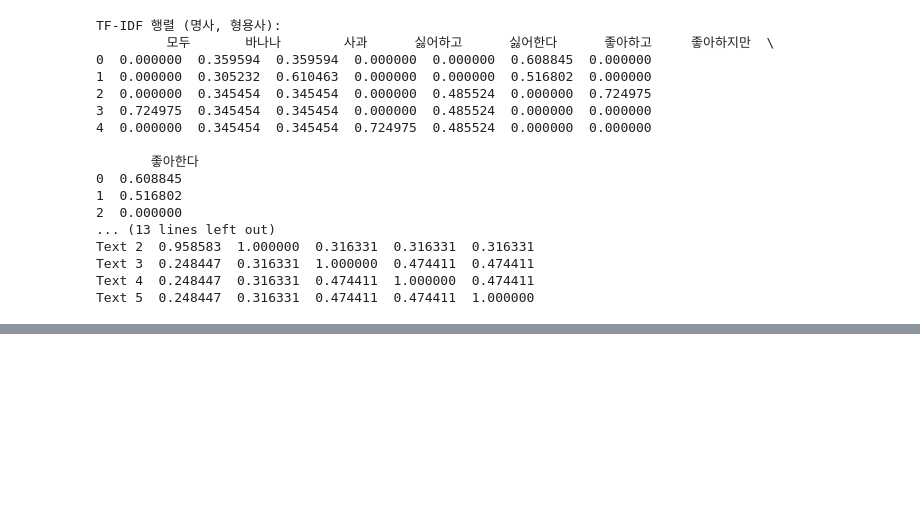
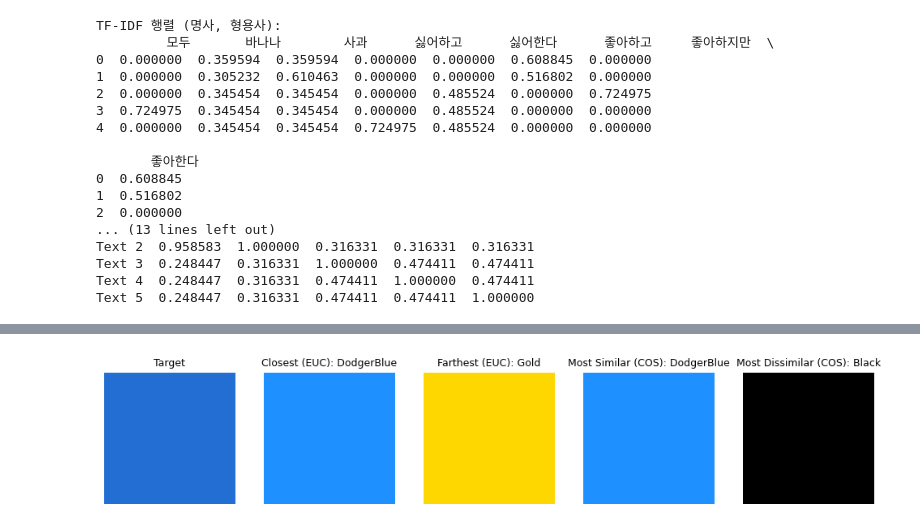
Before and after one commit to lifod/TSC, a Jupyter notebook: 코사인유사도.ipynb, the cells around one changed output, grey strips where cells are left out. Cells and saved outputs as stored; diff of their text form; code cells hidden in the pictures; blank space fills up the shorter version.

```diff
--- a/코사인유사도.ipynb
+++ b/코사인유사도.ipynb
@@ -377,0 +414,99 @@ print(cosine_sim_df)
+# %%
+import numpy as np
+import matplotlib.pyplot as plt
+from numpy.linalg import norm
+
+# 1. 색상 목록 정의 (RGB 이름 + 값)
+color_dict = {
+    'AliceBlue': (240, 248, 255), 'AntiqueWhite': (250, 235, 215), 'Aqua': (0, 255, 255),
+    'Aquamarine': (127, 255, 212), 'Azure': (240, 255, 255), 'Beige': (245, 245, 220),
+    'Bisque': (255, 228, 196), 'Black': (0, 0, 0), 'BlanchedAlmond': (255, 235, 205),
+    'Blue': (0, 0, 255), 'BlueViolet': (138, 43, 226), 'Brown': (165, 42, 42),
+    'BurlyWood': (222, 184, 135), 'CadetBlue': (95, 158, 160), 'Chartreuse': (127, 255, 0),
+    'Chocolate': (210, 105, 30), 'Coral': (255, 127, 80), 'CornflowerBlue': (100, 149, 237),
+    'Cornsilk': (255, 248, 220), 'Crimson': (220, 20, 60), 'Cyan': (0, 255, 255),
+    'DarkBlue': (0, 0, 139), 'DarkCyan': (0, 139, 139), 'DarkGoldenRod': (184, 134, 11),
+    'DarkGray': (169, 169, 169), 'DarkGreen': (0, 100, 0), 'DarkKhaki': (189, 183, 107),
+    'DarkMagenta': (139, 0, 139), 'DarkOliveGreen': (85, 107, 47), 'DarkOrange': (255, 140, 0),
+    'DarkOrchid': (153, 50, 204), 'DarkRed': (139, 0, 0), 'DarkSalmon': (233, 150, 122),
+    'DarkSeaGreen': (143, 188, 143), 'DarkSlateBlue': (72, 61, 139), 'DarkSlateGray': (47, 79, 79),
+    'DarkTurquoise': (0, 206, 209), 'DarkViolet': (148, 0, 211), 'DeepPink': (255, 20, 147),
+    'DeepSkyBlue': (0, 191, 255), 'DimGray': (105, 105, 105), 'DodgerBlue': (30, 144, 255),
+    'FireBrick': (178, 34, 34), 'FloralWhite': (255, 250, 240), 'ForestGreen': (34, 139, 34),
+    'Fuchsia': (255, 0, 255), 'Gainsboro': (220, 220, 220), 'GhostWhite': (248, 248, 255),
+    'Gold': (255, 215, 0), 'GoldenRod': (218, 165, 32), 'Gray': (128, 128, 128),
+    'Green': (0, 128, 0), 'GreenYellow': (173, 255, 47), 'HoneyDew': (240, 255, 240),
+    'HotPink': (255, 105, 180), 'IndianRed': (205, 92, 92), 'Indigo': (75, 0, 130),
+    'Ivory': (255, 255, 240), 'Khaki': (240, 230, 140), 'Lavender': (230, 230, 250),
+    'LavenderBlush': (255, 240, 245), 'LawnGreen': (124, 252, 0), 'LemonChiffon': (255, 250, 205),
+    'LightBlue': (173, 216, 230), 'LightCoral': (240, 128, 128), 'LightCyan': (224, 255, 255),
+    'LightGoldenRodYellow': (250, 250, 210), 'LightGray': (211, 211, 211),
+    'LightGreen': (144, 238, 144), 'LightPink': (255, 182, 193), 'LightSalmon': (255, 160, 122),
+    'LightSeaGreen': (32, 178, 170), 'LightSkyBlue': (135, 206, 250), 'LightSlateGray': (119, 136, 153),
+    'LightSteelBlue': (176, 196, 222), 'LightYellow': (255, 255, 224), 'Lime': (0, 255, 0),
+    'LimeGreen': (50, 205, 50), 'Linen': (250, 240, 230), 'Magenta': (255, 0, 255),
+    'Maroon': (128, 0, 0), 'MediumAquaMarine': (102, 205, 170), 'MediumBlue': (0, 0, 205),
+    'MediumOrchid': (186, 85, 211), 'MediumPurple': (147, 112, 219), 'MediumSeaGreen': (60, 179, 113),
+    'MediumSlateBlue': (123, 104, 238), 'MediumSpringGreen': (0, 250, 154)
+}
+
+
+# 2. 사용자 기준 색상 입력
+target_rgb = tuple(map(int, input("기준 색상 RGB (예: 100 150 200): ").split()))
+target_vec = np.array(target_rgb)
+
+# 3. 거리 및 유사도 계산 함수
+def euclidean(c1, c2):
+    return norm(np.array(c1) - np.array(c2))
+
+def cosine_similarity(c1, c2):
+    c1, c2 = np.array(c1), np.array(c2)
+    if norm(c1) == 0 or norm(c2) == 0:
+        return 0
+    return np.dot(c1, c2) / (norm(c1) * norm(c2))
+
+# 4. 모든 색상과 거리/유사도 계산
+euclidean_results = {}
+cosine_results = {}
+
+for name, rgb in color_dict.items():
+    euclidean_results[name] = euclidean(target_rgb, rgb)
+    cosine_results[name] = cosine_similarity(target_rgb, rgb)
+
+# 5. 가장 가까운/먼 색상 추출
+closest_euc = min(euclidean_results, key=euclidean_results.get)
+farthest_euc = max(euclidean_results, key=euclidean_results.get)
+
+closest_cos = max(cosine_results, key=cosine_results.get)
+farthest_cos = min(cosine_results, key=cosine_results.get)
+
+# 결과 출력
+print("\n[기준 색상]", target_rgb)
+print(f"\n[유클리드 거리 기준]")
+print(f" - 가장 가까운 색: {closest_euc} {color_dict[closest_euc]}")
+print(f" - 가장 먼 색:     {farthest_euc} {color_dict[farthest_euc]}")
+
+print(f"\n[코사인 유사도 기준]")
+print(f" - 가장 유사한 색: {closest_cos} {color_dict[closest_cos]}")
+print(f" - 가장 다른 색:   {farthest_cos} {color_dict[farthest_cos]}")
+
+#  시각화할 색상 리스트 구성
+colors_to_plot = {
+    'Target': target_rgb,
+    f'Closest (EUC): {closest_euc}': color_dict[closest_euc],
+    f'Farthest (EUC): {farthest_euc}': color_dict[farthest_euc],
+    f'Most Similar (COS): {closest_cos}': color_dict[closest_cos],
+    f'Most Dissimilar (COS): {farthest_cos}': color_dict[farthest_cos]
+}
+
+# 시각화
+plt.figure(figsize=(10, 2))
+for i, (label, rgb) in enumerate(colors_to_plot.items()):
+    plt.subplot(1, 5, i+1)
+    plt.imshow([[(np.array(rgb)/255)]])
+    plt.title(label, fontsize=9)
+    plt.axis('off')
+
+plt.tight_layout()
+plt.show()
+# %% [output]
@@ -377,0 +524 @@ print(cosine_sim_df)
+[figure, added]
```
Also changed, not shown: parts of 5 cells of this notebook.
